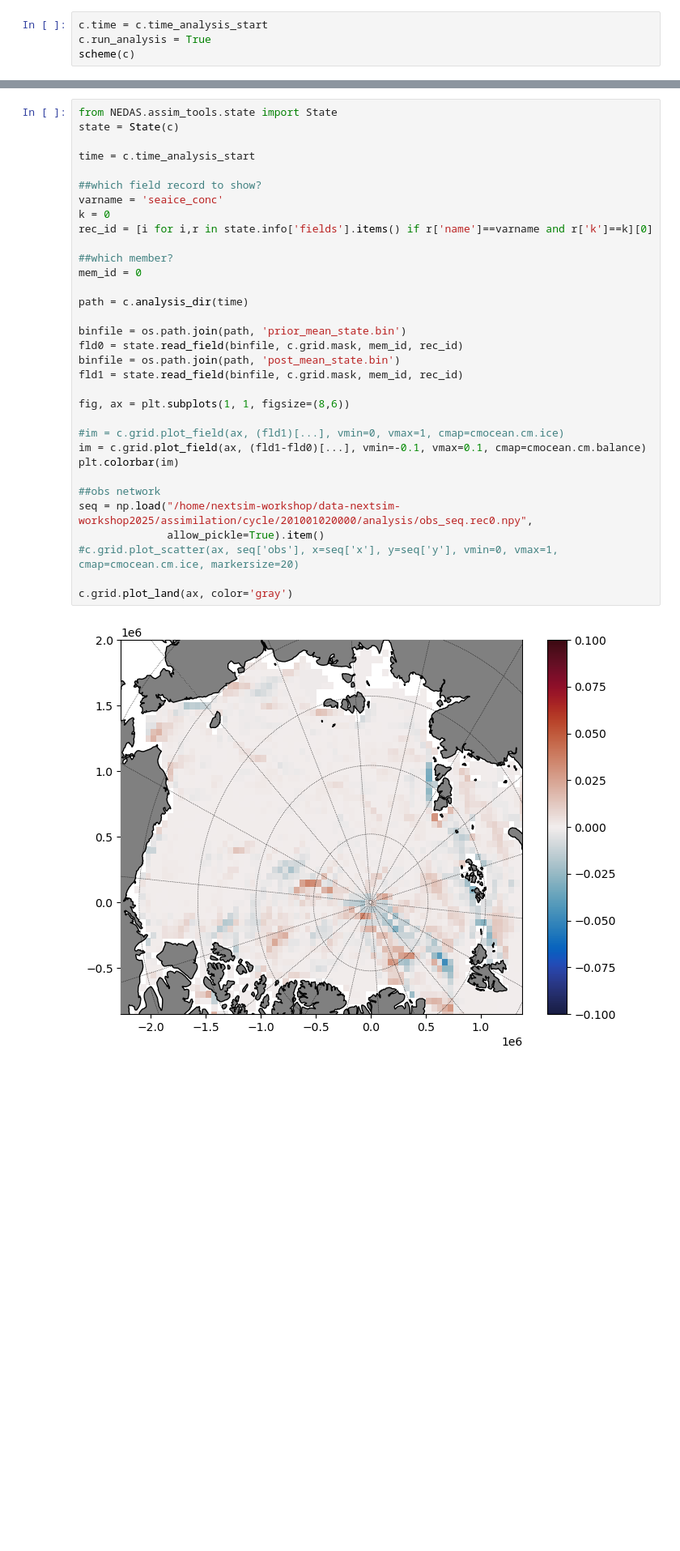
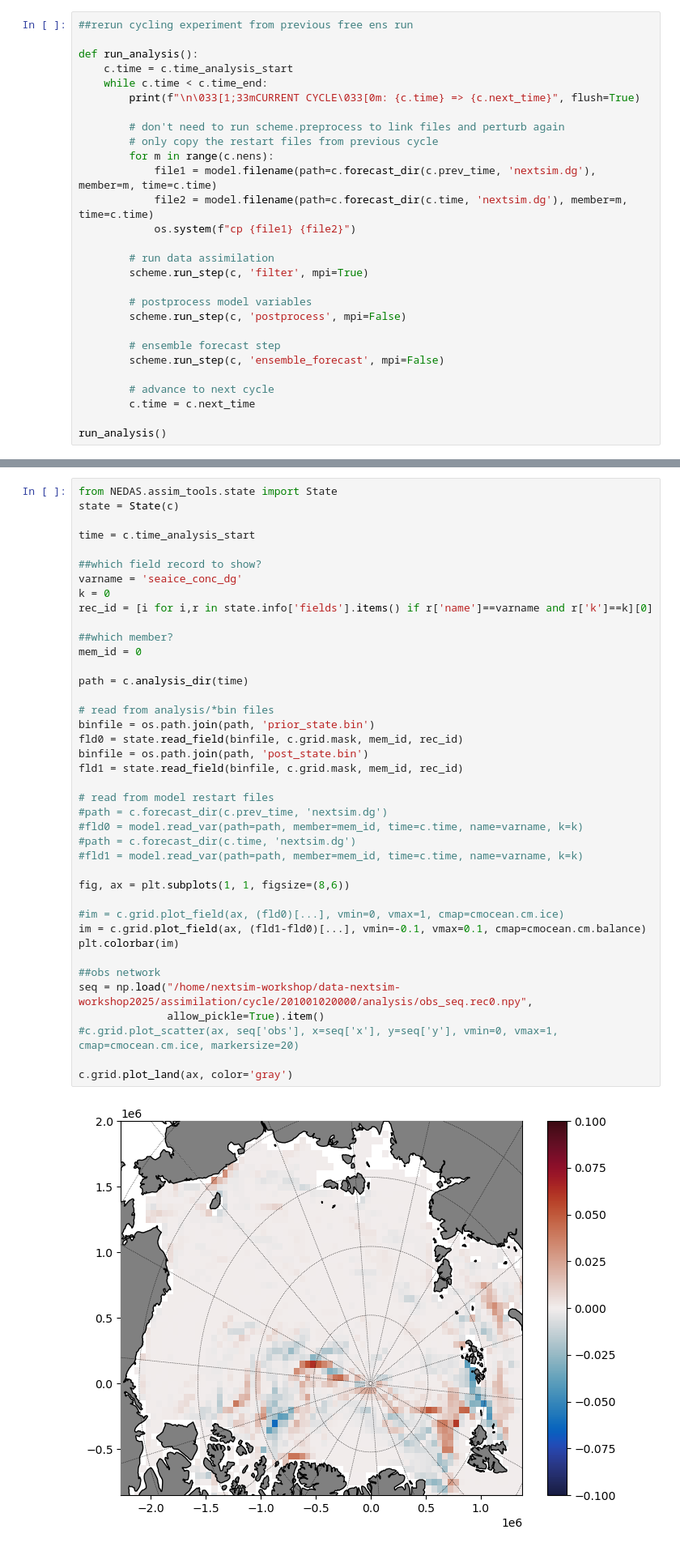
Before and after one commit to sasip-climate/notebooks-nextsim-workshop2025, a Jupyter notebook: assimilation/demo-osse.ipynb, the cells around one changed output, grey strips where cells are left out. Shown at 81% size. Saved outputs shown, nothing was run; the diff lists cells and outputs as text; blank space fills up the shorter version.

Commit message:
cycling DA working now

```diff
--- a/assimilation/demo-osse.ipynb
+++ b/assimilation/demo-osse.ipynb
@@ -262,7 +302,31 @@ plt.pcolor(varmean-vartruth, vmin=-0.1, vmax=0.1, cmap=cmocean.cm.balance)
 # %% [markdown]
 ## Cycling DA
 # %%
-c.time = c.time_analysis_start
-c.run_analysis = True
-scheme(c)
+##rerun cycling experiment from previous free ens run
+
+def run_analysis():
+    c.time = c.time_analysis_start
+    while c.time < c.time_end:
+        print(f"\n\033[1;33mCURRENT CYCLE\033[0m: {c.time} => {c.next_time}", flush=True)
+
+        # don't need to run scheme.preprocess to link files and perturb again
+        # only copy the restart files from previous cycle
+        for m in range(c.nens):
+            file1 = model.filename(path=c.forecast_dir(c.prev_time, 'nextsim.dg'), member=m, time=c.time)
+            file2 = model.filename(path=c.forecast_dir(c.time, 'nextsim.dg'), member=m, time=c.time)
+            os.system(f"cp {file1} {file2}")
+
+        # run data assimilation
+        scheme.run_step(c, 'filter', mpi=True)
+
+        # postprocess model variables
+        scheme.run_step(c, 'postprocess', mpi=False)
+
+        # ensemble forecast step
+        scheme.run_step(c, 'ensemble_forecast', mpi=False)
+
+        # advance to next cycle
+        c.time = c.next_time
+
+run_analysis()
 # %% [output]
@@ -286,35 +350,42 @@ CURRENT CYCLE: 2010-01-02 00:00:00+00:00 => 2010-01-02 06:00:00+00:00
 # %%
 from NEDAS.assim_tools.state import State
 state = State(c)
 
 time = c.time_analysis_start
 
 ##which field record to show?
-varname = 'seaice_conc'
+varname = 'seaice_conc_dg'
 k = 0
 rec_id = [i for i,r in state.info['fields'].items() if r['name']==varname and r['k']==k][0]
 
 ##which member?
 mem_id = 0
 
 path = c.analysis_dir(time)
 
-binfile = os.path.join(path, 'prior_mean_state.bin')
+# read from analysis/*bin files
+binfile = os.path.join(path, 'prior_state.bin')
 fld0 = state.read_field(binfile, c.grid.mask, mem_id, rec_id)
-binfile = os.path.join(path, 'post_mean_state.bin')
+binfile = os.path.join(path, 'post_state.bin')
 fld1 = state.read_field(binfile, c.grid.mask, mem_id, rec_id)
+
+# read from model restart files
+#path = c.forecast_dir(c.prev_time, 'nextsim.dg')
+#fld0 = model.read_var(path=path, member=mem_id, time=c.time, name=varname, k=k)
+#path = c.forecast_dir(c.time, 'nextsim.dg')
+#fld1 = model.read_var(path=path, member=mem_id, time=c.time, name=varname, k=k)
 
 fig, ax = plt.subplots(1, 1, figsize=(8,6))
 
-#im = c.grid.plot_field(ax, (fld1)[...], vmin=0, vmax=1, cmap=cmocean.cm.ice)
+#im = c.grid.plot_field(ax, (fld0)[...], vmin=0, vmax=1, cmap=cmocean.cm.ice)
 im = c.grid.plot_field(ax, (fld1-fld0)[...], vmin=-0.1, vmax=0.1, cmap=cmocean.cm.balance)
 plt.colorbar(im)
 
 ##obs network
 seq = np.load("/home/nextsim-workshop/data-nextsim-workshop2025/assimilation/cycle/201001020000/analysis/obs_seq.rec0.npy",
               allow_pickle=True).item()
 #c.grid.plot_scatter(ax, seq['obs'], x=seq['x'], y=seq['y'], vmin=0, vmax=1, cmap=cmocean.cm.ice, markersize=20)
 
 c.grid.plot_land(ax, color='gray')
 # %% [output]
-[figure, old version]
+[figure, new version]
```
Also changed, not shown: parts of 23 cells of this notebook, 3 other files.
